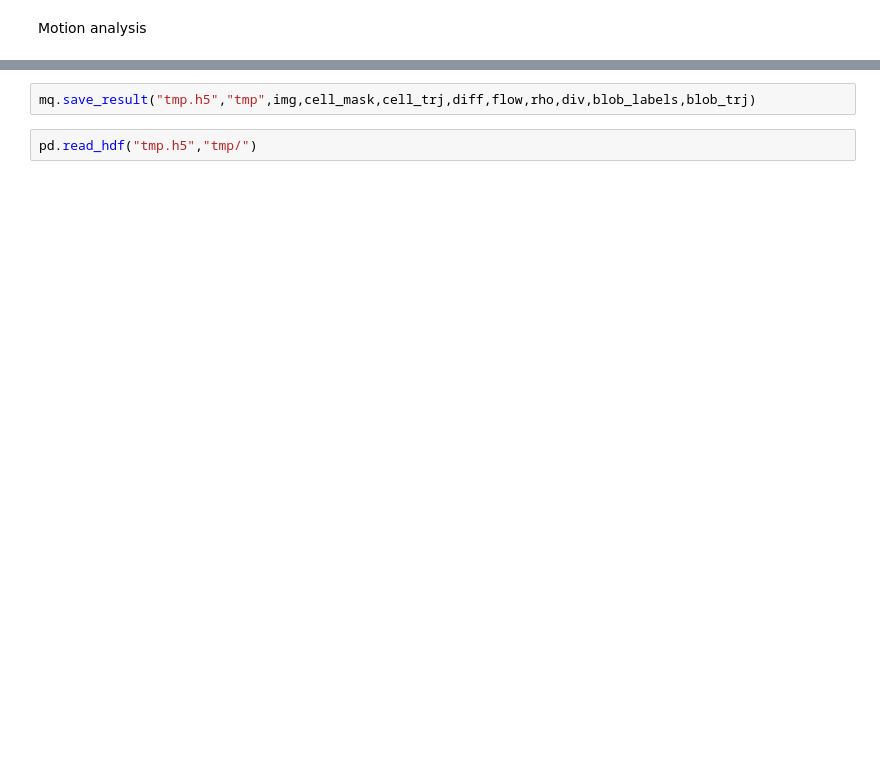
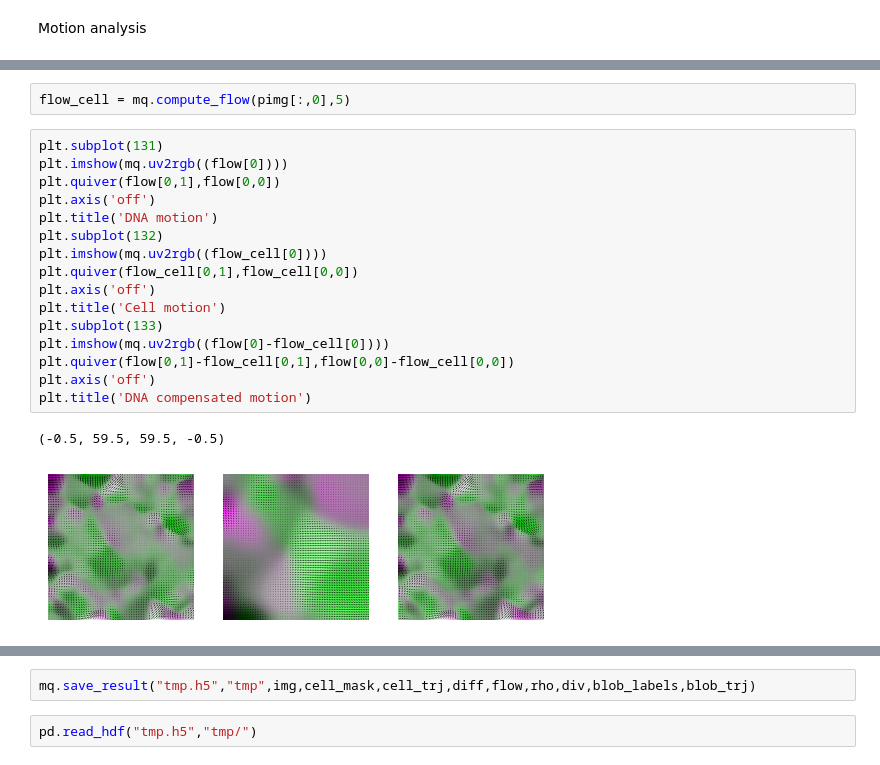
Before and after one commit to jboulanger/dna-movement-sufolobus, a Jupyter notebook: Test.ipynb, the cells around one changed output, grey strips where cells are left out. Saved outputs shown, nothing was run; the diff lists cells and outputs as text; blank space fills up the shorter version.

```diff
--- a/Test.ipynb
+++ b/Test.ipynb
@@ -73,0 +71,21 @@ print(diff.shape, flow.shape, rho.shape, div.shape)
+# %%
+flow_cell = mq.compute_flow(pimg[:,0],5)
+# %%
+plt.subplot(131)
+plt.imshow(mq.uv2rgb((flow[0])))
+plt.quiver(flow[0,1],flow[0,0])
+plt.axis('off')
+plt.title('DNA motion')
+plt.subplot(132)
+plt.imshow(mq.uv2rgb((flow_cell[0])))
+plt.quiver(flow_cell[0,1],flow_cell[0,0])
+plt.axis('off')
+plt.title('Cell motion')
+plt.subplot(133)
+plt.imshow(mq.uv2rgb((flow[0]-flow_cell[0])))
+plt.quiver(flow[0,1]-flow_cell[0,1],flow[0,0]-flow_cell[0,0])
+plt.axis('off')
+plt.title('DNA compensated motion')
+# %% [output]
+(-0.5, 59.5, 59.5, -0.5)
+[figure, added]
```
Also changed, not shown: parts of 21 cells of this notebook, 4 other files.
